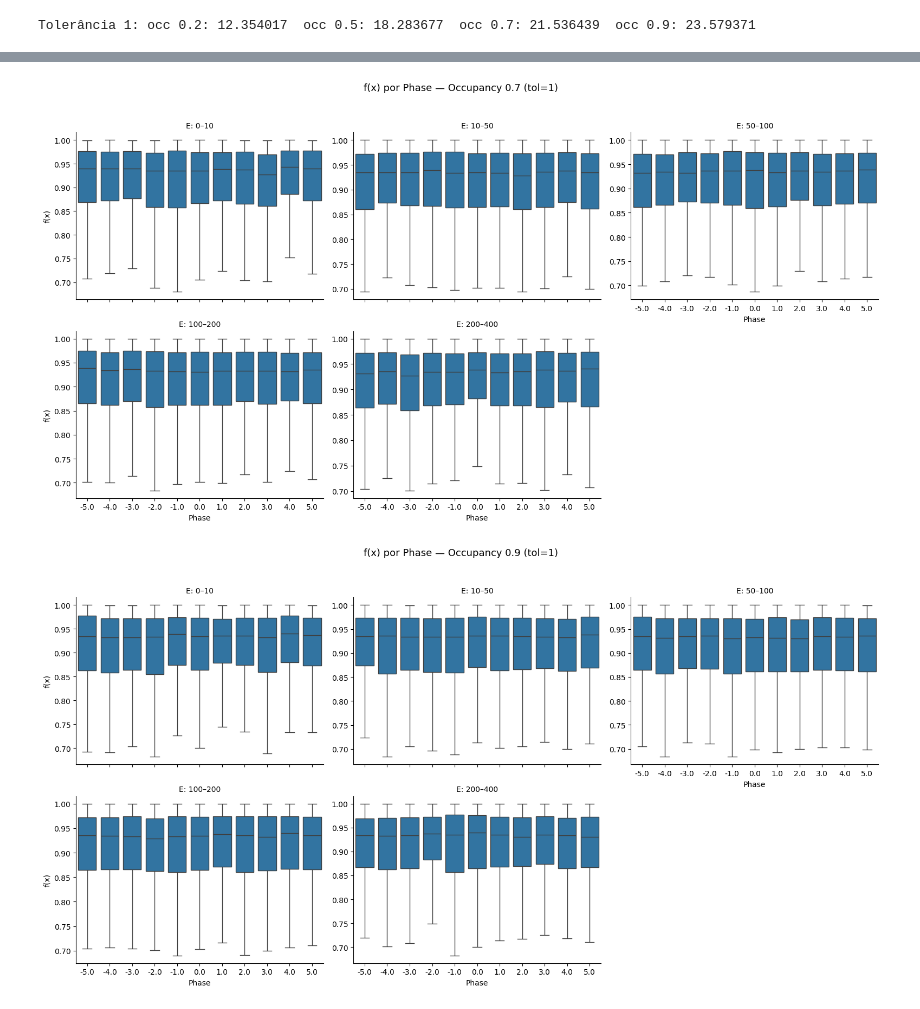
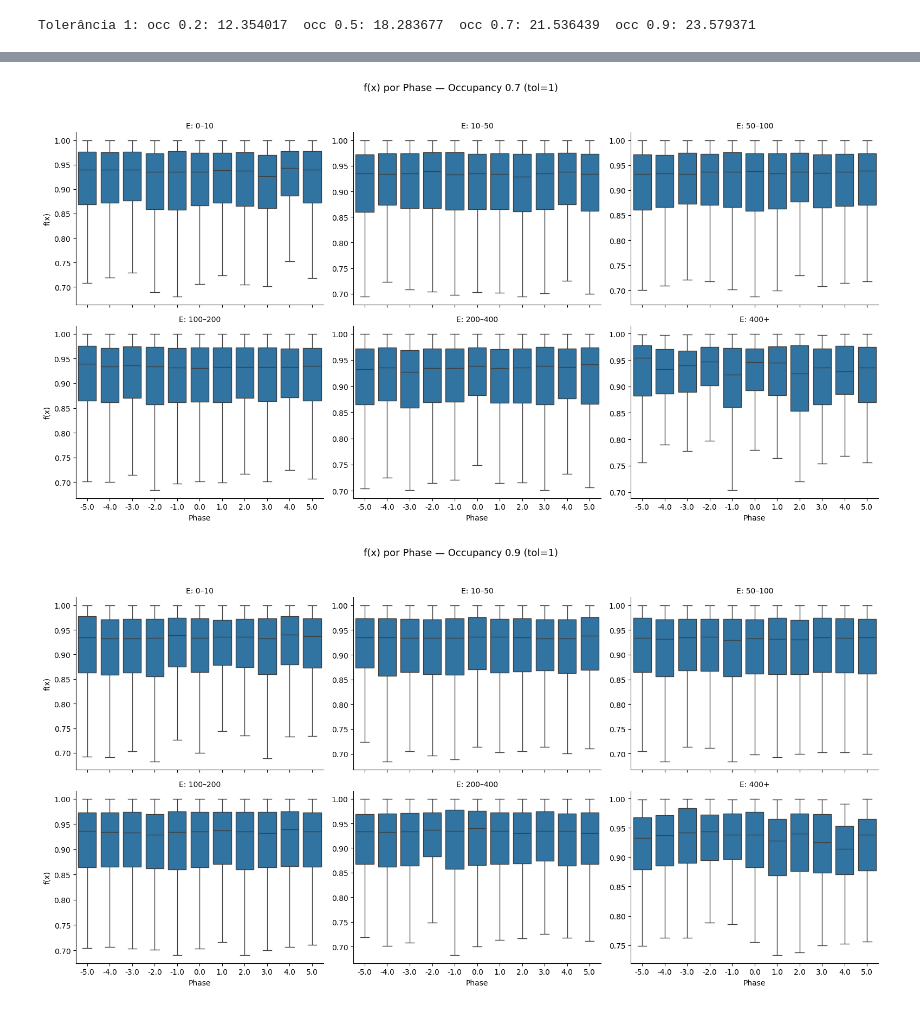
Before and after one commit to Caua-Gomes2005/Nelder-Mead_Rede-Neural, a Jupyter notebook: avaliacao_NM.ipynb, the cells around one changed output, grey strips where cells are left out. Cells and saved outputs as stored; diff of their text form; code cells hidden in the pictures.

```diff
--- a/avaliacao_NM.ipynb
+++ b/avaliacao_NM.ipynb
@@ -167,7 +167,7 @@ for i in range(len(res)):
     plt.ylabel('Function Values')
     plt.title('Nelder-Mead: Function Values x Phase - Occupancy ' + occ_name[i][3:])
     plt.tight_layout()
-    g.fig.suptitle('Nelder-Mead: Function Values x Phase per Tolerance - Occupancy ' + occ_name[i][3:], y=1.02)
+    plt.title('Nelder-Mead: Function Values x Phase per Tolerance - Occupancy ' + occ_name[i][3:], y=1.02)
     plt.show()
 # %% [output]
 [figure]
@@ -263,8 +263,8 @@ Tolerância 1: occ 0.2: 12.354017  occ 0.5: 18.283677  occ 0.7: 21.536439  occ 0
 # %%
 res = load_results()
 
-bins   = [0, 10, 50, 100, 200, 400]
-labels = ['0–10', '10–50', '50–100', '100–200', '200–400']
+bins   = [0, 10, 50, 100, 200, 400, np.inf]
+labels = ['0–10', '10–50', '50–100', '100–200', '200–400', '400+']
 
 tol_filtro = 1
 
@@ -278,7 +278,7 @@ for i in range(len(res)):
         labels=labels,
         include_lowest=True
     )
-    df = df.dropna(subset=['faixa_energia'])  # remove E fora do intervalo [0, 400]
+    #df = df.dropna(subset=['faixa_energia'])  # remove E fora do intervalo [0, 400]
 
     g = sns.catplot(
         data=df,
@@ -306,2 +306,2 @@ for i in range(len(res)):
-[figure, old version]
+[figure, new version]
-[figure, old version]
+[figure, new version]
```
Also changed, not shown: parts of 2 cells of this notebook.
